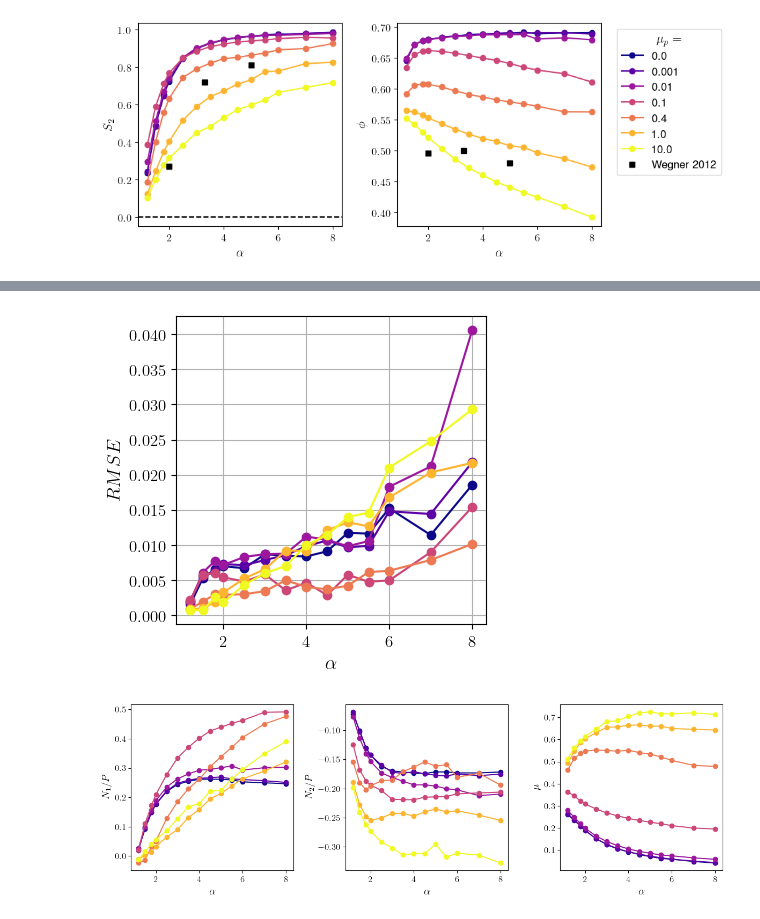
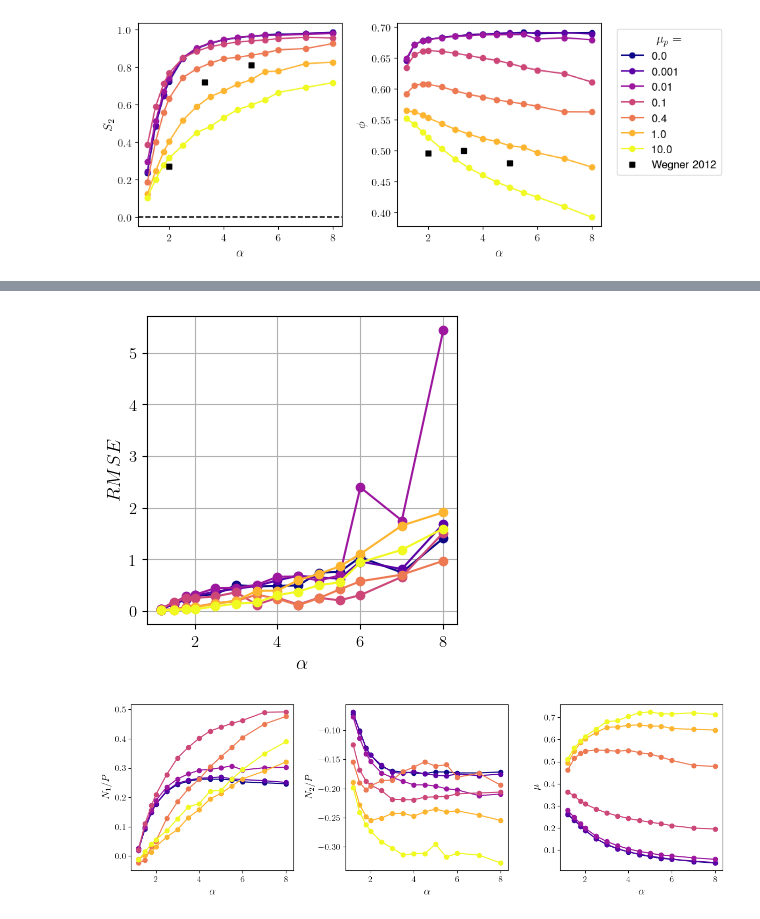
Before and after one commit to JBil8/Data_processing_orientations, a Jupyter notebook: maier_3d.ipynb, the cells around one changed output, grey strips where cells are left out. Cells and saved outputs as stored; diff of their text form; code cells hidden in the pictures.

```diff
--- a/maier_3d.ipynb
+++ b/maier_3d.ipynb
@@ -306,10 +718,13 @@ for i_cof, fixed_cof in enumerate(cofs):
 cmap = plt.cm.plasma
 num_cofs = len(cofs)
 
-U_experimental = np.array([1.2512, 4.108, 5.747]) # the factor 4/3 takes into account the fact I fitted directly p_2
+# U_experimental = np.array([1.2512, 4.108, 5.747])
 alpha_experimental= np.array([2.0, 3.3, 5.0])
 phi_experimental = np.array([0.495, 0.5, 0.48])
 S2_experimental = np.array([0.27, 0.72, 0.81])
+
+U_experimental = np.array([find_U_from_S2(s2) for s2 in S2_experimental])
+print("U_experimental self consistent:", U_experimental)
 
 for i_I, I_val in enumerate(Is):
     plt.figure(figsize=(4,4))
@@ -322,7 +737,7 @@ for i_I, I_val in enumerate(Is):
         plt.plot(
             # eccentricity,
             aspect_ratios,
-            U_fitted[i_cof, i_I, :],
+            Us_self_consistents[i_cof, i_I, :],
             label=f"{cof_val}",
             color=colors[i_cof],
             marker='o'
@@ -350,8 +765,8 @@ for i_I, I_val in enumerate(Is):
     # plt.ylim(0, 2)
     # plt.xlim(1.5, 6.0)
     # plt.legend(title="$\\mu_p=$", bbox_to_anchor=(1.4, 0.5), fontsize=10)
-    plt.grid(True)
+    # plt.grid(True)
     plt.tight_layout()
-    plt.savefig(f"U_fitted_vs_alpha_I_{I_val}_unscaled.png", dpi=300, bbox_inches='tight')
+    # plt.savefig(f"U_fitted_vs_alpha_I_{I_val}_unscaled.png", dpi=300, bbox_inches='tight')
     plt.show()
 # %% [output]
@@ -475,10 +901,10 @@ for i_I, I_val in enumerate(Is):
     # plt.ylim(-0.0, 0.33)
     plt.axhline(0.0, color='k', linestyle='--', linewidth=1.5, label="Uniaxial limit")
     # plt.axhline(0.5, color='k', linestyle=':', linewidth=1.5, label="Maximum biaxiality")
-    plt.legend(title="$\\mu_p =$", bbox_to_anchor=(2.0, 0.6), fontsize=10)
-    plt.grid(True)
+    # plt.legend(title="$\\mu_p =$", bbox_to_anchor=(2.0, 0.6), fontsize=10)
+    # plt.grid(True)
     plt.tight_layout()
     plt.xlim(1.5, 8.0)
-    plt.savefig(f"biaxiality_vs_alpha_I_{I_val}.png", dpi=300, bbox_inches='tight')
+    plt.savefig(f"biaxiality_vs_alpha_I_{I_val}.svg", dpi=300, bbox_inches='tight')
     plt.show()
 # %% [output]
@@ -565,12 +968,28 @@ for i_I, I_val in enumerate(Is):
 
         doi_theory_lambda = beta*(2 + nematic_parameter[i_cof, i_I, :])
 
+    # plot experimental data
+    eccentricity_experimental = np.sqrt(1 - 1 / alphas_rods_experiments**2)
+    c_experimental = np.tan(np.deg2rad(theta_d_rods_experiments))**2
+    ell_experimental = (+1 + c_experimental) / (1-c_experimental)
+    beta_experimental = (alphas_rods_experiments**2 - 1) / (alphas_rods_experiments**2 + 1)
+    nematic_factor_experimental = (2+S2_experimental)/(3*S2_experimental)
+    lambda_derived_experimental = beta_experimental * nematic_factor_experimental
+    plt.plot(
+        alphas_rods_experiments,
+        # ell_experimental/beta_experimental,
+        ell_experimental/lambda_derived_experimental,
+        's',
+        color='black',
+        label='Experiments (rods)'
+    )
+
 
     # plt.title(f"Ericksen number vs epsilon for I = {I_val}")
     plt.xlabel("$\\alpha$")
     plt.ylabel("$\\xi / \\xi_{doi}$")
     # plt.legend(title="$\\mu_p =$")
-    plt.grid(True)
+    # plt.grid(True)
     plt.ylim([0., 5])
     # plt.tight_layout()
     plt.savefig(f"ericksen_number_vs_epsilon_I_{I_val}.png", dpi=300, bbox_inches='tight')
@@ -685,21 +1101,21 @@ Power law fit parameters: a = 0.4789072502773769, b = -2.5837571063415354
 # %%
 # plot rmse as a function of aspect ratio for different cof
 fig, ax = plt.subplots(1, 1, figsize=(4, 4))
 for i_cof, cof_val in enumerate(cofs):
     ax.plot(
         aspect_ratios,
-        rmse[i_cof, 0, :],
+        rmse_self_consistents[i_cof, 0, :],
         label=f"{cof_val}",
         color=colors[i_cof],
         marker='o'
     )
 
 ax.set_xlabel(f"$\\alpha$")
 ax.set_ylabel("$RMSE$")
 ax.grid(True)
 plt.savefig(f"rmse_vs_alpha_I_{I}.png", dpi=300, bbox_inches='tight')
 # %% [output]
-[figure, old version]
+[figure, new version]
 # %%
 #plot n1_diff and n2_diff as a function of aspect ratio for different cof
 fig, ax = plt.subplots(1, 3, figsize=(12, 4))
```
Also changed, not shown: parts of 39 cells of this notebook, 3 other files.
